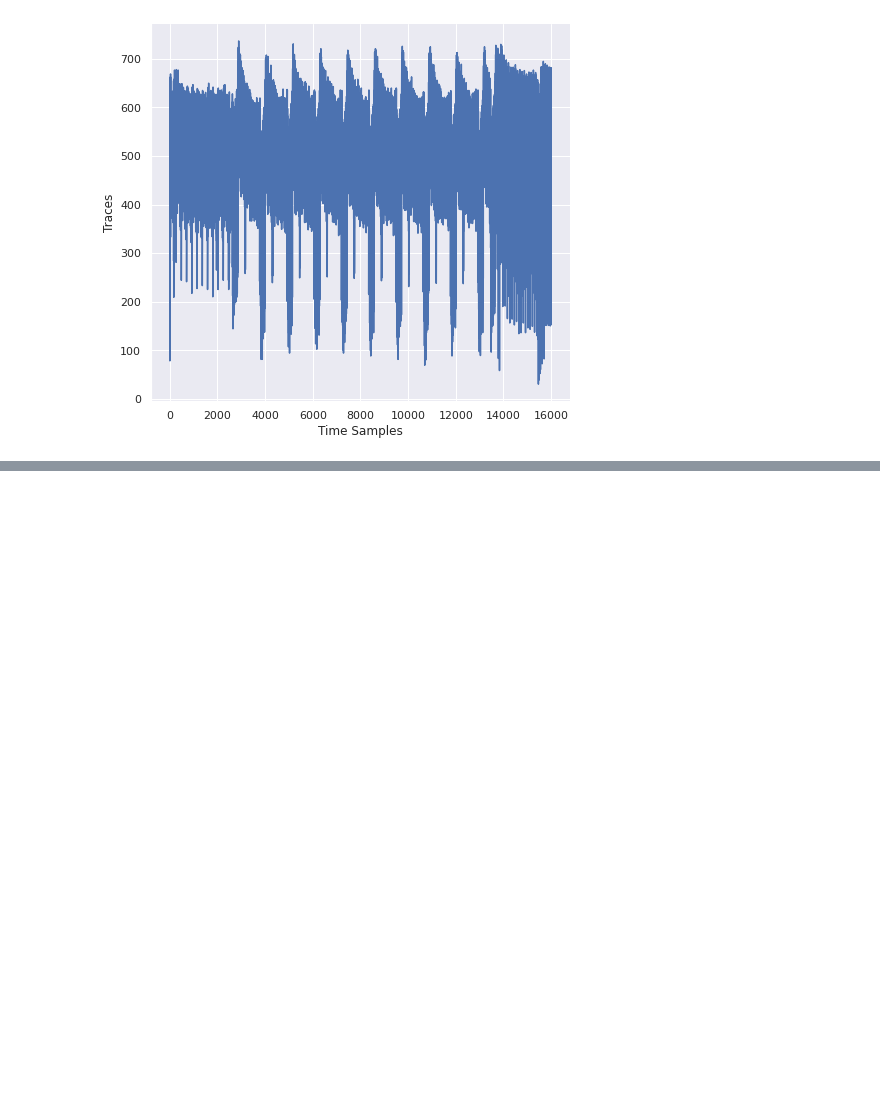
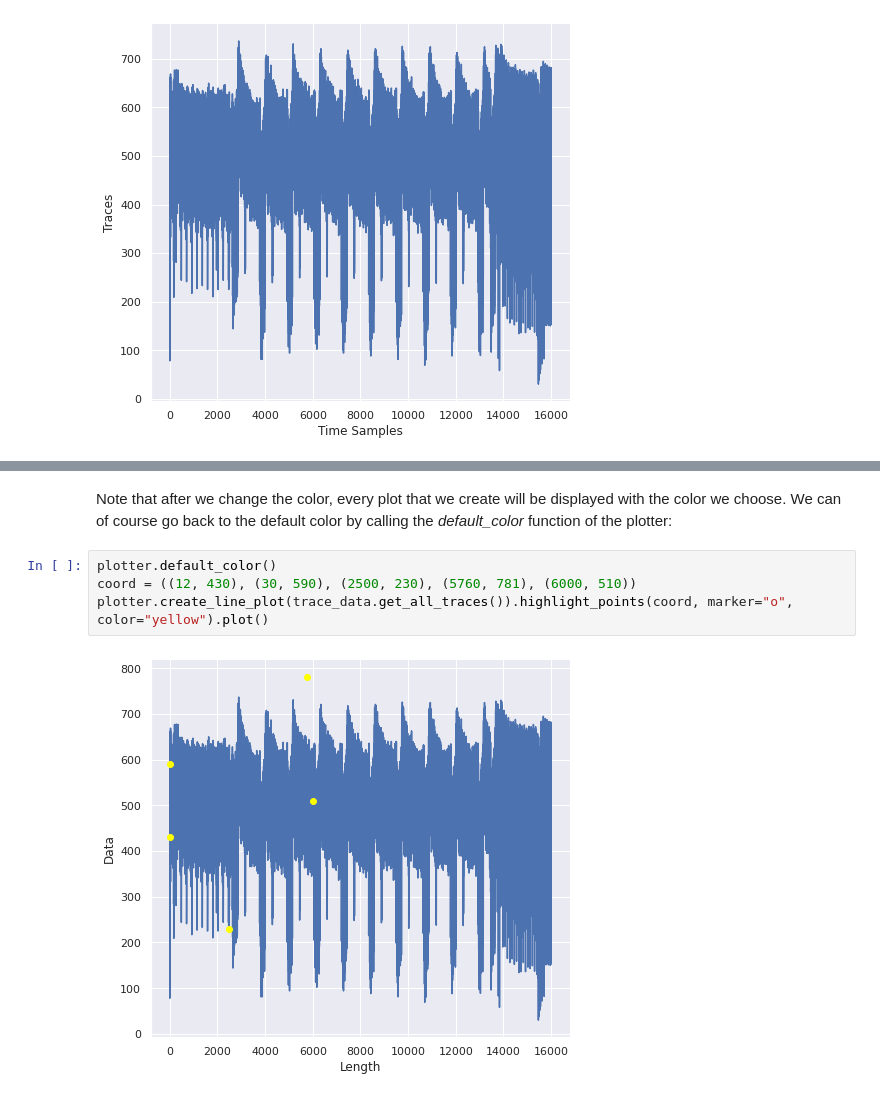
Before and after one commit to RazePerson/sca-leakage-detection-framework, a Jupyter notebook: sca-leakage-detection-framework/main-app.ipynb, the cells around one changed output, grey strips where cells are left out. Cells and saved outputs as stored; diff of their text form; blank space fills up the shorter version.

```diff
--- a/sca-leakage-detection-framework/main-app.ipynb
+++ b/sca-leakage-detection-framework/main-app.ipynb
@@ -217,0 +238,8 @@ Consider the scenario in which we are writing functions to plot our data. It wou
+# %% [markdown]
+Note that after we change the color, every plot that we create will be displayed with the color we choose. We can of course go back to the default color by calling the *default_color* function of the plotter:
+# %%
+plotter.default_color()
+coord = ((12, 430), (30, 590), (2500, 230), (5760, 781), (6000, 510))
+plotter.create_line_plot(trace_data.get_all_traces()).highlight_points(coord, marker="o", color="yellow").plot()
+# %% [output]
+[figure, added]
```
Also changed, not shown: parts of 7 cells of this notebook, 4 other files.
